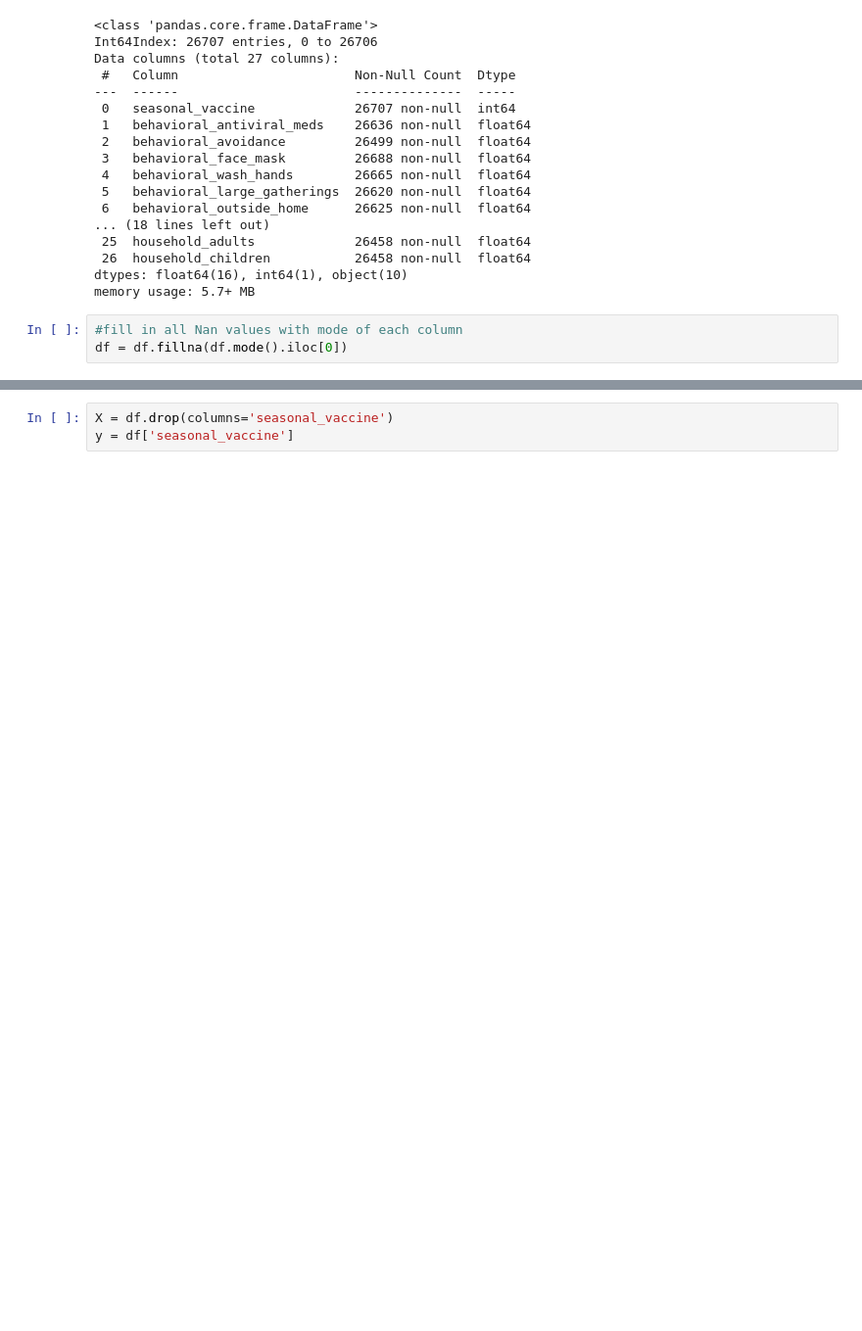
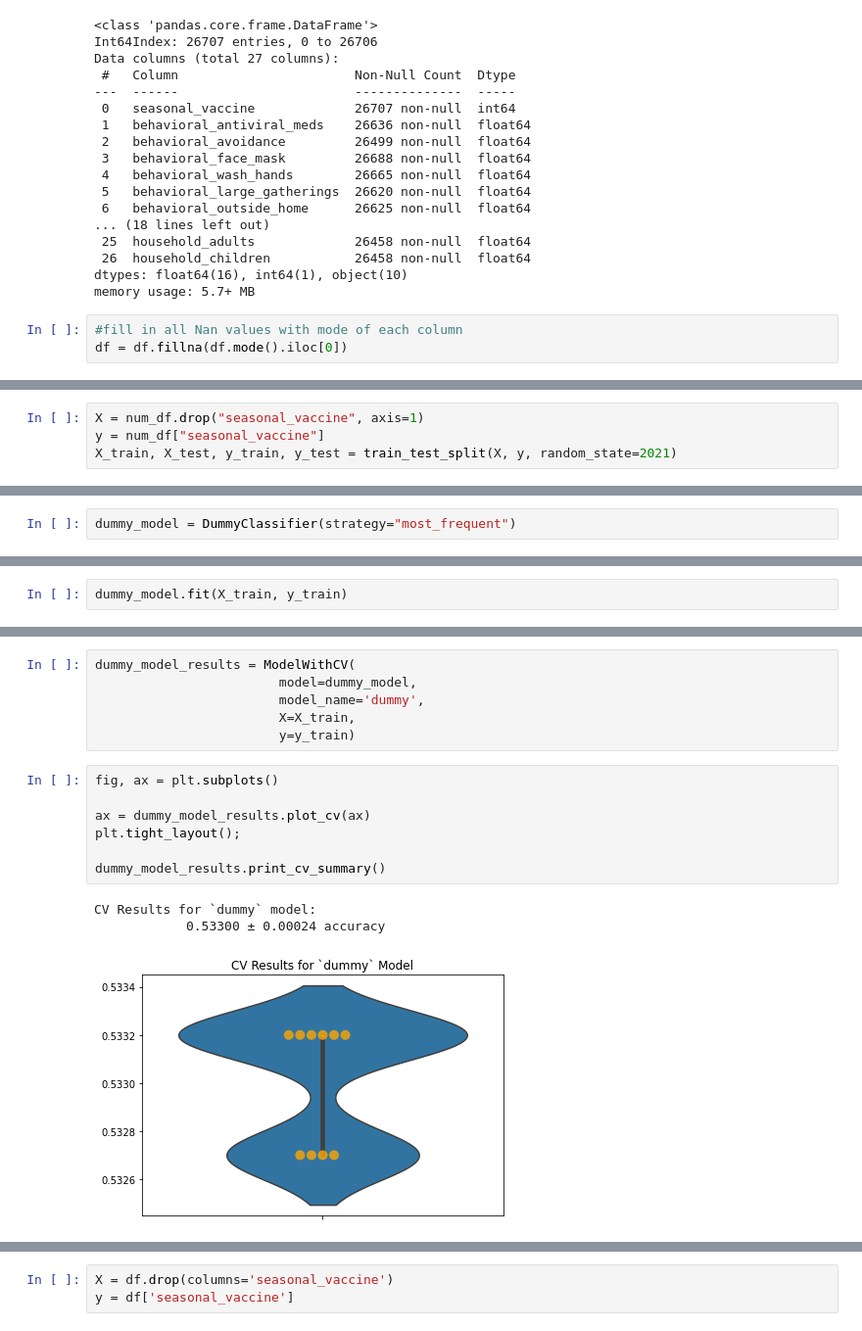
Before and after one commit to soohojp/Phase-3-Project, a Jupyter notebook: scratchNB-Copy1.ipynb, the cells around one changed output, grey strips where cells are left out. Shown: that part at 98% size. Drawn from its saved outputs; the diff is of its cells as text; blank space fills up the shorter version.

```diff
--- a/scratchNB-Copy1.ipynb
+++ b/scratchNB-Copy1.ipynb
@@ -129,0 +220,4 @@ df = df.fillna(df.mode().iloc[0])
+# %%
+X = num_df.drop("seasonal_vaccine", axis=1)
+y = num_df["seasonal_vaccine"]
+X_train, X_test, y_train, y_test = train_test_split(X, y, random_state=2021)
@@ -129,0 +228,2 @@ df = df.fillna(df.mode().iloc[0])
+# %%
+dummy_model = DummyClassifier(strategy="most_frequent")
@@ -129,0 +232,2 @@ df = df.fillna(df.mode().iloc[0])
+# %%
+dummy_model.fit(X_train, y_train)
@@ -129,0 +321,17 @@ df = df.fillna(df.mode().iloc[0])
+# %%
+dummy_model_results = ModelWithCV(
+                        model=dummy_model,
+                        model_name='dummy',
+                        X=X_train,
+                        y=y_train)
+# %%
+fig, ax = plt.subplots()
+
+ax = dummy_model_results.plot_cv(ax)
+plt.tight_layout();
+
+dummy_model_results.print_cv_summary()
+# %% [output]
+CV Results for `dummy` model:
+            0.53300 ± 0.00024 accuracy
+[figure, added]
```
Also changed, not shown: parts of 88 cells of this notebook.
